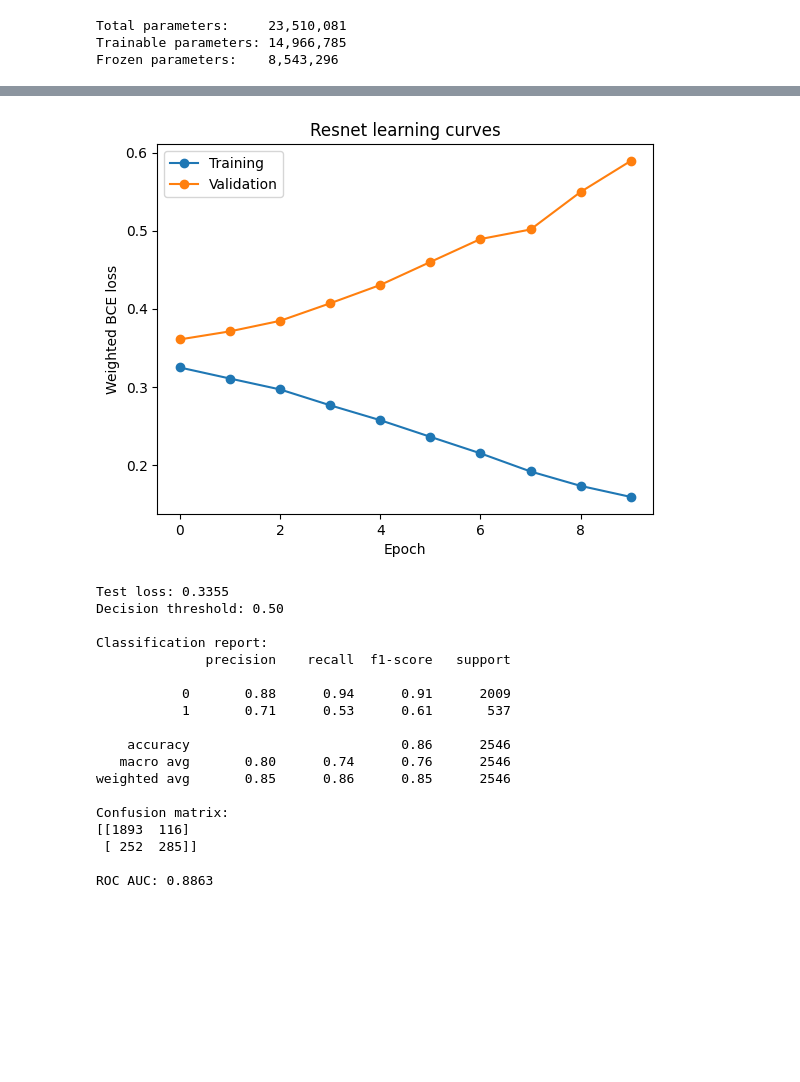
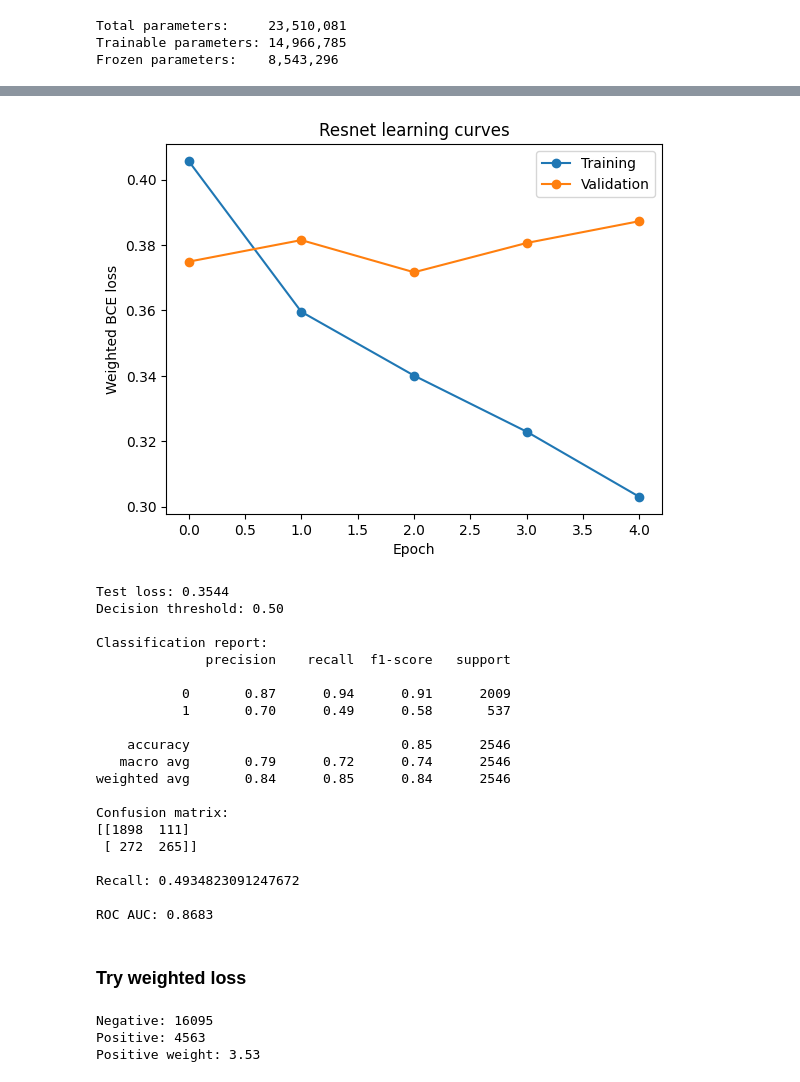
Before and after one commit to faizr206/Assignment1_MedicalImaging, a Jupyter notebook: Assignment1_Faiz.ipynb, the cells around one changed output, grey strips where cells are left out. Cells and saved outputs as stored; diff of their text form; code cells hidden in the pictures; blank space fills up the shorter version.

Commit message:
weighted loss resnet

```diff
--- a/Assignment1_Faiz.ipynb
+++ b/Assignment1_Faiz.ipynb
@@ -450,8 +450,8 @@ train_loader = DataLoader(
     batch_size=BATCH_SIZE,
     shuffle=True,
     num_workers=NUM_WORKERS,
-    pin_memory=True,
-    persistent_workers=True
+    # pin_memory=True,
+    # persistent_workers=True
 )
 
 val_loader = DataLoader(
@@ -459,8 +459,8 @@ val_loader = DataLoader(
     batch_size=BATCH_SIZE,
     shuffle=False,
     num_workers=NUM_WORKERS,
-    pin_memory=True,
-    persistent_workers=True
+    # pin_memory=True,
+    # persistent_workers=True
 )
 
 test_loader = DataLoader(
@@ -468,8 +468,8 @@ test_loader = DataLoader(
     batch_size=BATCH_SIZE,
     shuffle=False,
     num_workers=NUM_WORKERS,
-    pin_memory=True,
-    persistent_workers=True
+    # pin_memory=True,
+    # persistent_workers=True
 )
 # %%
 # example of train data with and without transform
@@ -703,13 +703,17 @@ def run_epoch(model, loader, criterion, optimizer=None):
     return total_loss / len(loader.dataset)
 
 
-def train_model(model, epochs, learning_rate, weight_decay, checkpoint_path="best_model.pth"):
+def train_model(model, epochs, learning_rate, weight_decay, pos_weight=None, checkpoint_path="best_model.pth"):
     optimizer = torch.optim.AdamW(
         filter(lambda p: p.requires_grad, model.parameters()),
         lr=learning_rate,
         weight_decay=weight_decay
     )
-    criterion = nn.BCEWithLogitsLoss()
+
+    if pos_weight != None:
+        criterion = nn.BCEWithLogitsLoss(pos_weight=pos_weight)
+    else:
+        criterion = nn.BCEWithLogitsLoss()
 
     best_val_loss = float("inf")
     best_epoch = 0
@@ -738,7 +742,7 @@ def train_model(model, epochs, learning_rate, weight_decay, checkpoint_path="bes
 
     return history
 # %%
-temp_history = train_model(resnet_model, epochs=10, learning_rate=1e-4, weight_decay=1e-4, checkpoint_path='model_weight/best_model.pth')
+temp_history = train_model(resnet_model, epochs=5, learning_rate=1e-4, weight_decay=1e-4, checkpoint_path='model_weight/best_model.pth')
 
 plt.plot(temp_history["train"], marker="o", label="Training")
 plt.plot(temp_history["validation"], marker="o", label="Validation")
@@ -762,4 +761,4 @@ Best Epoch: 1, Best Val Loss: 0.360724855334528
-[figure, old version]
+[figure, new version]
 # %%
 def evaluate_model(model, loader, threshold=0.5):
     criterion = nn.BCEWithLogitsLoss()
@@ -830,21 +831,25 @@ test_results = evaluate_model(
     threshold=0.5
 )
 # %% [output]
-Test loss: 0.3355
+Test loss: 0.3544
 Decision threshold: 0.50
 
 Classification report:
               precision    recall  f1-score   support
 
-           0       0.88      0.94      0.91      2009
-           1       0.71      0.53      0.61       537
+           0       0.87      0.94      0.91      2009
+           1       0.70      0.49      0.58       537
 
-    accuracy                           0.86      2546
-   macro avg       0.80      0.74      0.76      2546
-weighted avg       0.85      0.86      0.85      2546
+    accuracy                           0.85      2546
+   macro avg       0.79      0.72      0.74      2546
+weighted avg       0.84      0.85      0.84      2546
 
 Confusion matrix:
-[[1893  116]
- [ 252  285]]
+[[1898  111]
+ [ 272  265]]
 
-ROC AUC: 0.8863
+Recall: 0.4934823091247672
+
+ROC AUC: 0.8683
+# %% [markdown]
+### Try weighted loss
@@ -850,0 +876,19 @@ ROC AUC: 0.8863
+# %%
+num_positive = (train_df["Target"] == 1).sum()
+num_negative = (train_df["Target"] == 0).sum()
+
+positive_weight = num_negative / num_positive
+
+print(f"Negative: {num_negative}")
+print(f"Positive: {num_positive}")
+print(f"Positive weight: {positive_weight:.2f}")
+
+pos_weight = torch.tensor(
+    [positive_weight],
+    dtype=torch.float32,
+    device=DEVICE
+)
+# %% [output]
+Negative: 16095
+Positive: 4563
+Positive weight: 3.53
```
Also changed, not shown: parts of 8 cells of this notebook.
